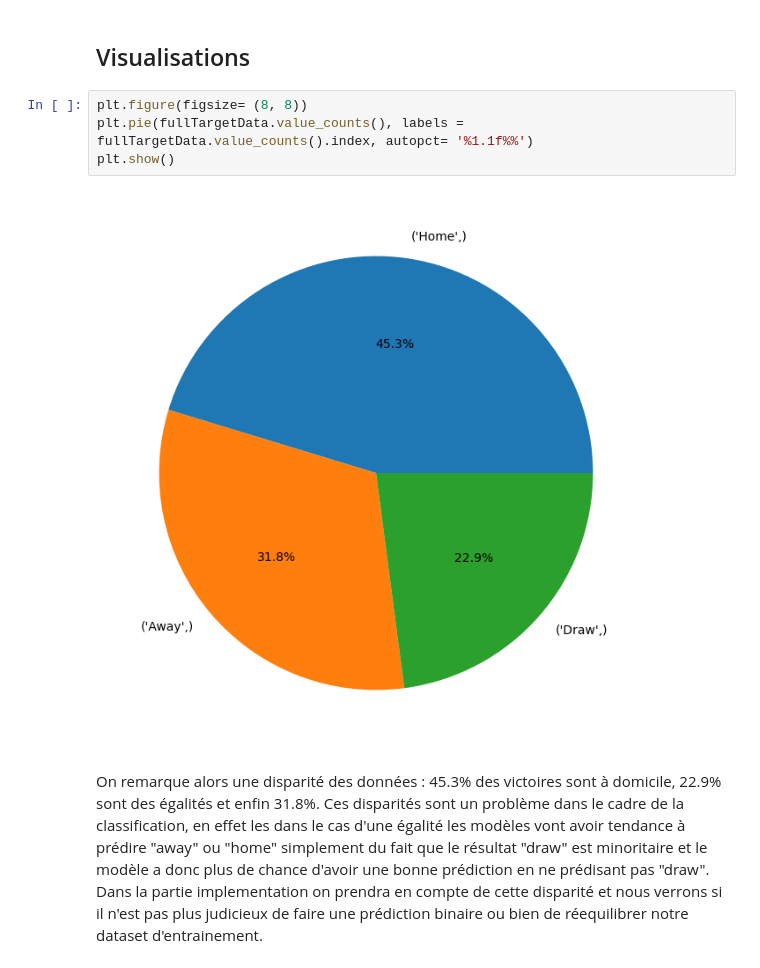
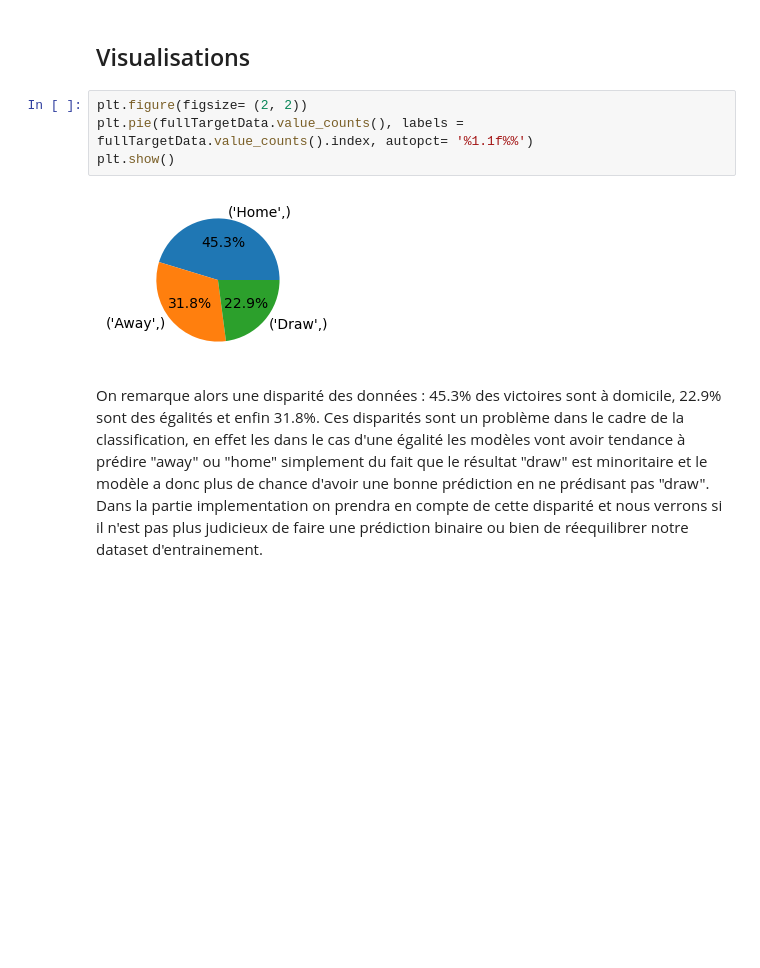
Before and after one commit to JorisCaudard/Algorithme-ML-Football-Match-results-Predictions-, a Jupyter notebook: matchResultPrediction.ipynb, the cells around one changed output. Cells and saved outputs as stored; diff of their text form; blank space fills up the shorter version.

```diff
--- a/matchResultPrediction.ipynb
+++ b/matchResultPrediction.ipynb
@@ -305,11 +296,11 @@ La plupart des autres variables ne semblent pas avoir d'interactions linéaires
 # %% [markdown]
 ## Visualisations
 # %%
-plt.figure(figsize= (8, 8))
+plt.figure(figsize= (2, 2))
 plt.pie(fullTargetData.value_counts(), labels = fullTargetData.value_counts().index, autopct= '%1.1f%%')
 plt.show()
 # %% [output]
-[figure, old version]
+[figure, new version]
 # %% [markdown]
 On remarque alors une disparité des données : 45.3% des victoires sont à domicile, 22.9% sont des égalités et enfin 31.8%. Ces disparités sont un problème dans le cadre de la classification, en effet les dans le cas d'une égalité les modèles vont avoir tendance à prédire "away" ou "home" simplement du fait que le résultat "draw" est minoritaire et le modèle a donc plus de chance d'avoir une bonne prédiction en ne prédisant pas "draw". Dans la partie implementation on prendra en compte de cette disparité et nous verrons si il n'est pas plus judicieux de faire une prédiction binaire ou bien de réequilibrer notre dataset d'entrainement.
 # %% [markdown]
```
Also changed, not shown: parts of 11 cells of this notebook, 1 other file.
